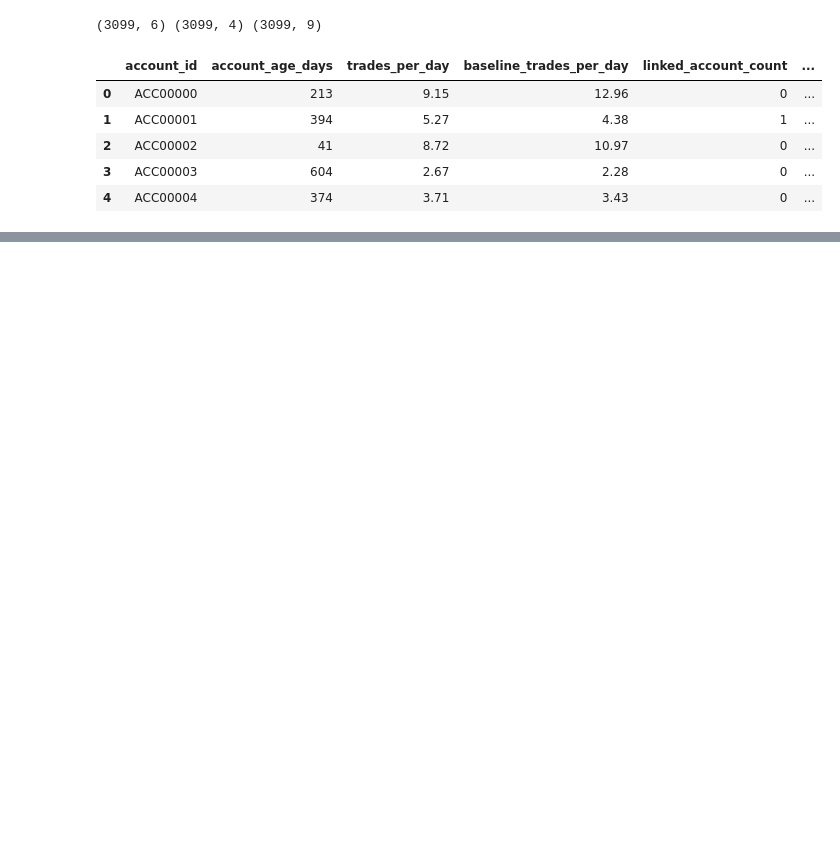
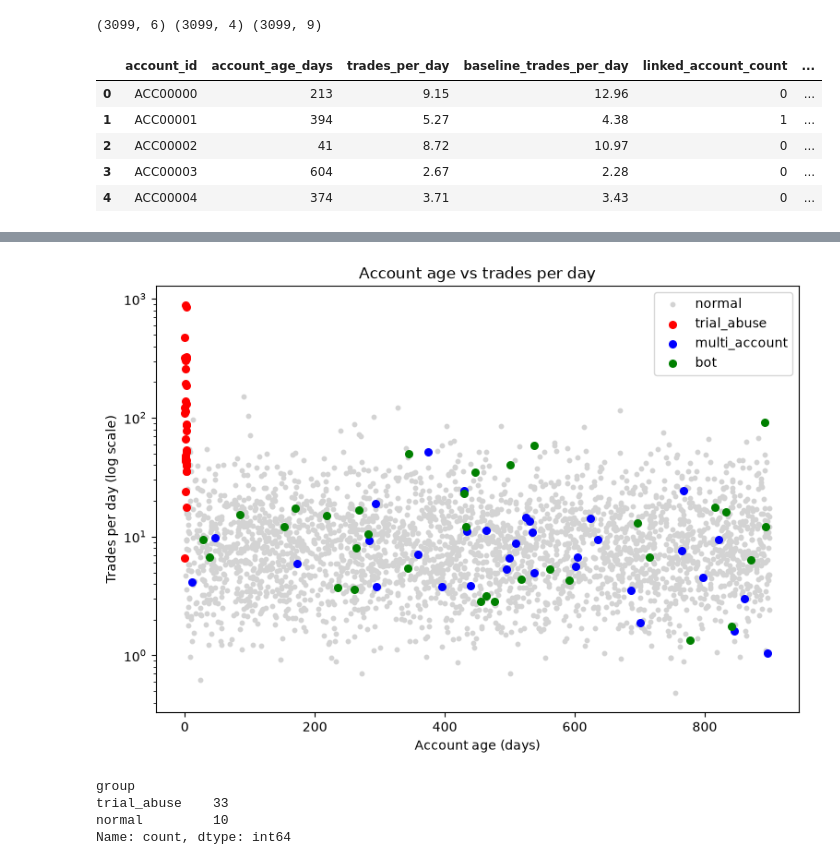
Before and after one commit to Friday369/Fraud-Detection, a Jupyter notebook: notebooks/03_eda.ipynb, the cells around one changed output, grey strips where cells are left out. Cells and saved outputs as stored; diff of their text form; code cells hidden in the pictures; blank space fills up the shorter version.

```diff
--- a/notebooks/03_eda.ipynb
+++ b/notebooks/03_eda.ipynb
@@ -25,0 +181,34 @@ df.head()
+# %%
+# Cell 6: account age vs trades per day, colored by account type
+
+plt.figure(figsize=(9, 6))
+
+# Draw normal accounts first (grey, in the background), then abusive types on top
+normal = df[df["group"] == "normal"]
+plt.scatter(normal["account_age_days"], normal["trades_per_day"],
+            color="lightgrey", s=10, label="normal")
+
+colors = {"trial_abuse": "red", "multi_account": "blue", "bot": "green"}
+for name, color in colors.items():
+    part = df[df["group"] == name]
+    plt.scatter(part["account_age_days"], part["trades_per_day"],
+                color=color, s=30, label=name)
+
+plt.yscale("log")
+plt.xlabel("Account age (days)")
+plt.ylabel("Trades per day (log scale)")
+plt.title("Account age vs trades per day")
+plt.legend()
+
+plt.savefig("../docs/figures/age_vs_trades.png", dpi=150, bbox_inches="tight")
+plt.show()
+
+# How many new accounts (age 0-3 days) are there in each group?
+new_accounts = df[df["account_age_days"] <= 3]
+print(new_accounts["group"].value_counts())
+# %% [output]
+[figure, added]
+group
+trial_abuse    33
+normal         10
+Name: count, dtype: int64
```
Also changed, not shown: parts of 8 cells of this notebook.
